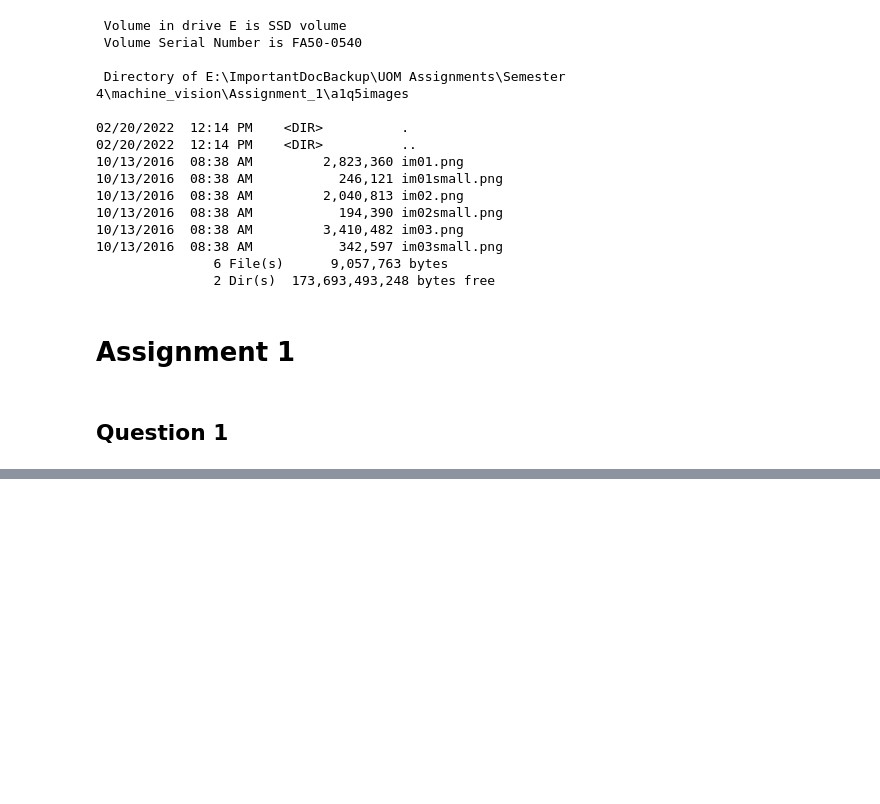
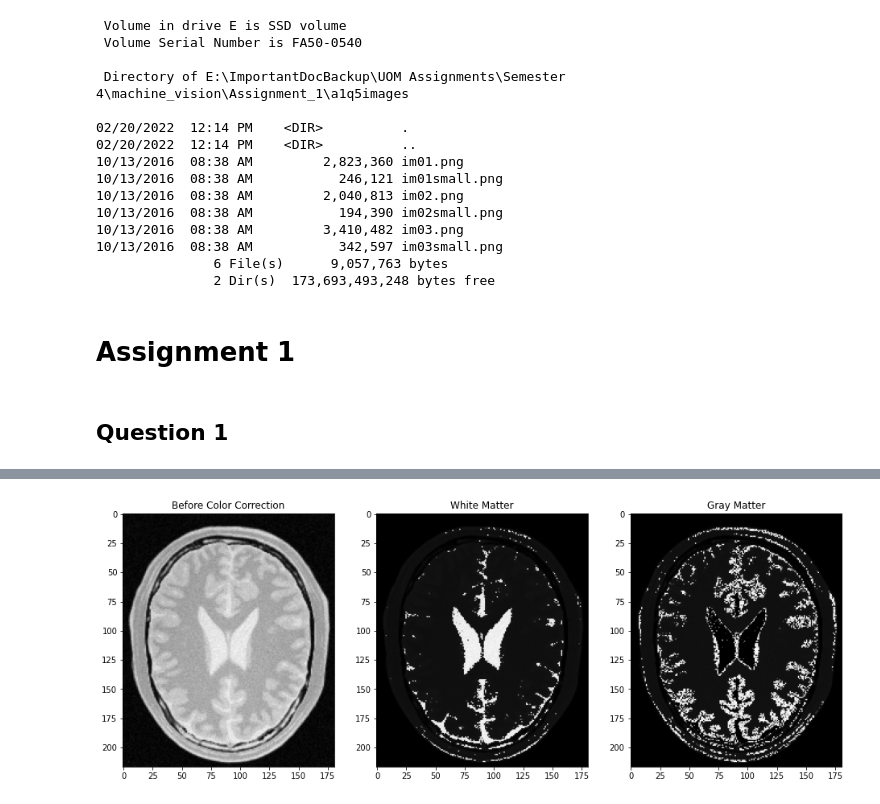
Before and after one commit to YSK-Machine-Vision-EN2550/Assignment_1, a Jupyter notebook: Book1.ipynb, the cells around one changed output, grey strips where cells are left out. Saved outputs shown, nothing was run; the diff lists cells and outputs as text; code cells hidden in the pictures; blank space fills up the shorter version.

```diff
--- a/Book1.ipynb
+++ b/Book1.ipynb
@@ -78,0 +113,30 @@ AttributeError: module 'cv2' has no attribute 'BGR2RGB'
+# %%
+img = cv.imread(r'brain_proton_density_slice.png', cv.IMREAD_GRAYSCALE)
+assert img is not None
+
+# do color correction
+img_white = cv.LUT(img, transform1)
+
+
+
+img_gray = cv.LUT(img, transform2)
+
+# do color convertion
+img = cv.cvtColor(img, cv.COLOR_BGR2RGB)
+img_white = cv.cvtColor(img_white, cv.COLOR_BGR2RGB)
+img_gray = cv.cvtColor(img_gray, cv.COLOR_BGR2RGB)
+
+_, ax = plt.subplots(1, 3, figsize=(16, 6))
+
+ax[0].set_title("Before Color Correction")
+ax[0].imshow(img)
+
+ax[1].set_title("White Matter")
+ax[1].imshow(img_white)
+
+ax[2].set_title("Gray Matter")
+ax[2].imshow(img_gray)
+
+plt.show()
+# %% [output]
+[figure, added]
```
Also changed, not shown: parts of 4 cells of this notebook, 1 other file.
